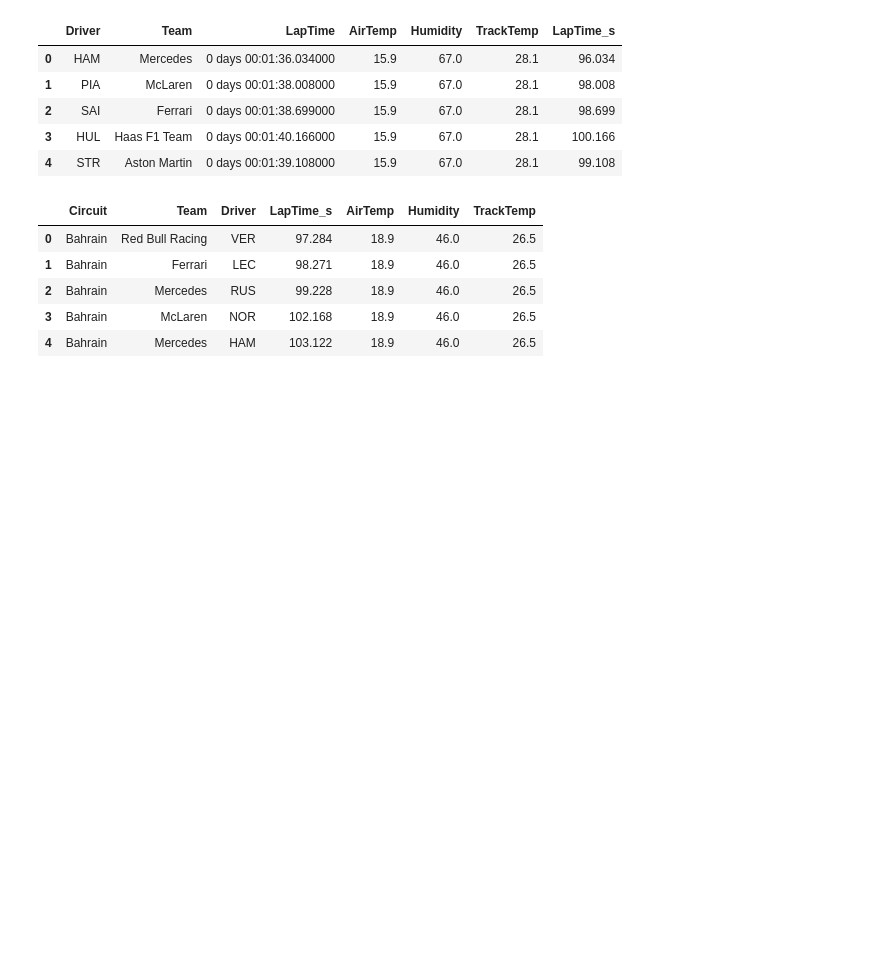
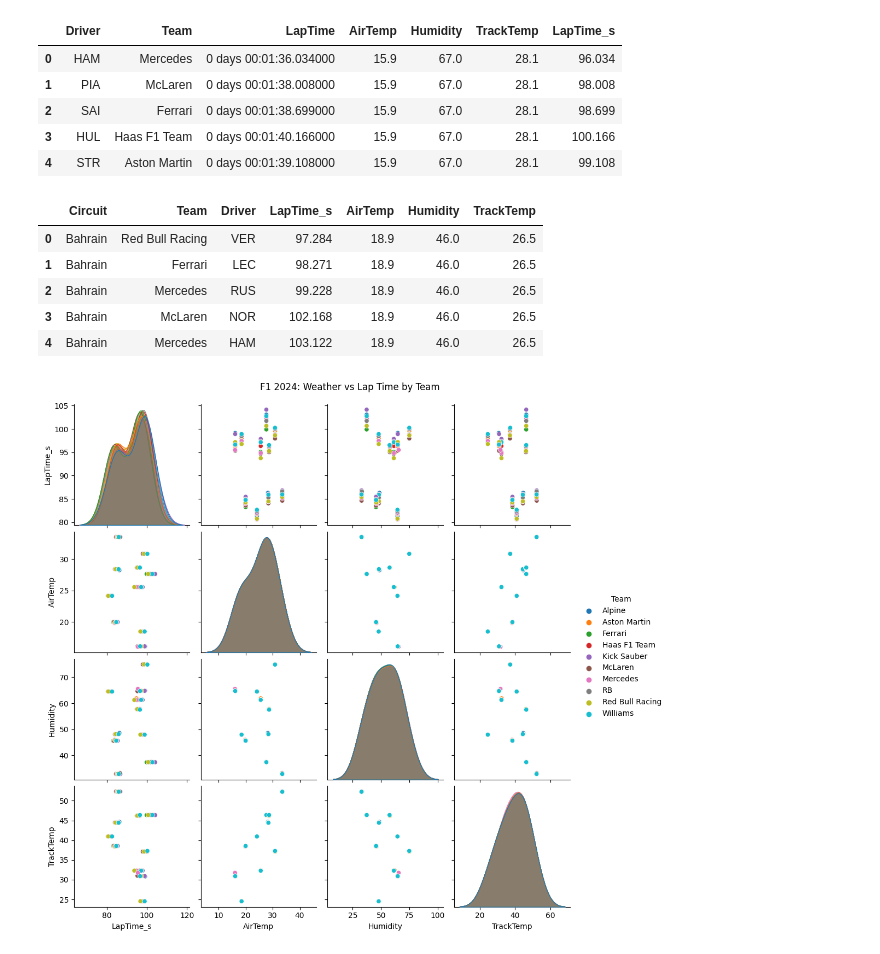
Before and after one commit to avnishkn/F1, a Jupyter notebook: f1.ipynb, the cells around one changed output. Saved outputs shown, nothing was run; the diff lists cells and outputs as text; code cells hidden in the pictures; blank space fills up the shorter version.

```diff
--- a/f1.ipynb
+++ b/f1.ipynb
@@ -107,3 +107,11 @@ agg = (df_all
              'Humidity': 'mean',
              'TrackTemp': 'mean'})
        .reset_index())
+# %%
+# Pairwise correlation plot for initial diagnostic & visualization
+sns.pairplot(agg, vars=['LapTime_s','AirTemp','Humidity','TrackTemp'],
+             kind='scatter', diag_kind='kde', hue='Team')
+plt.suptitle('F1 2024: Weather vs Lap Time by Team', y=1.02)
+plt.show()
+# %% [output]
+[figure, added]
```
Also changed, not shown: parts of 7 cells of this notebook.
